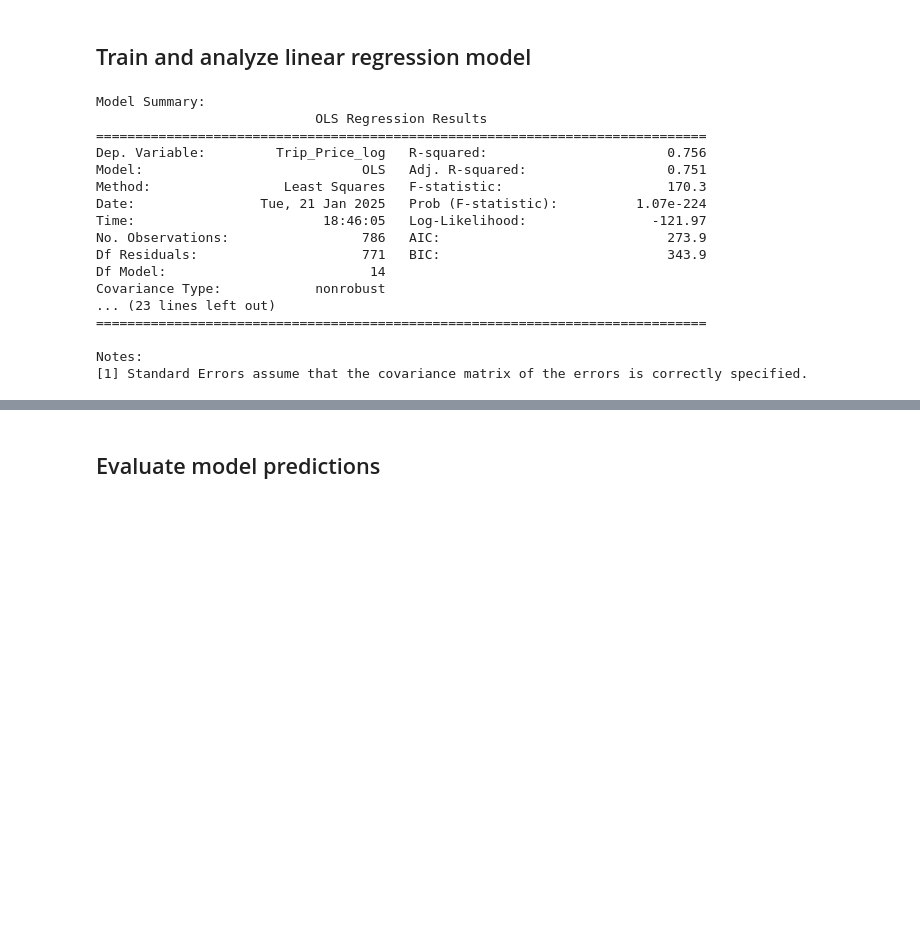
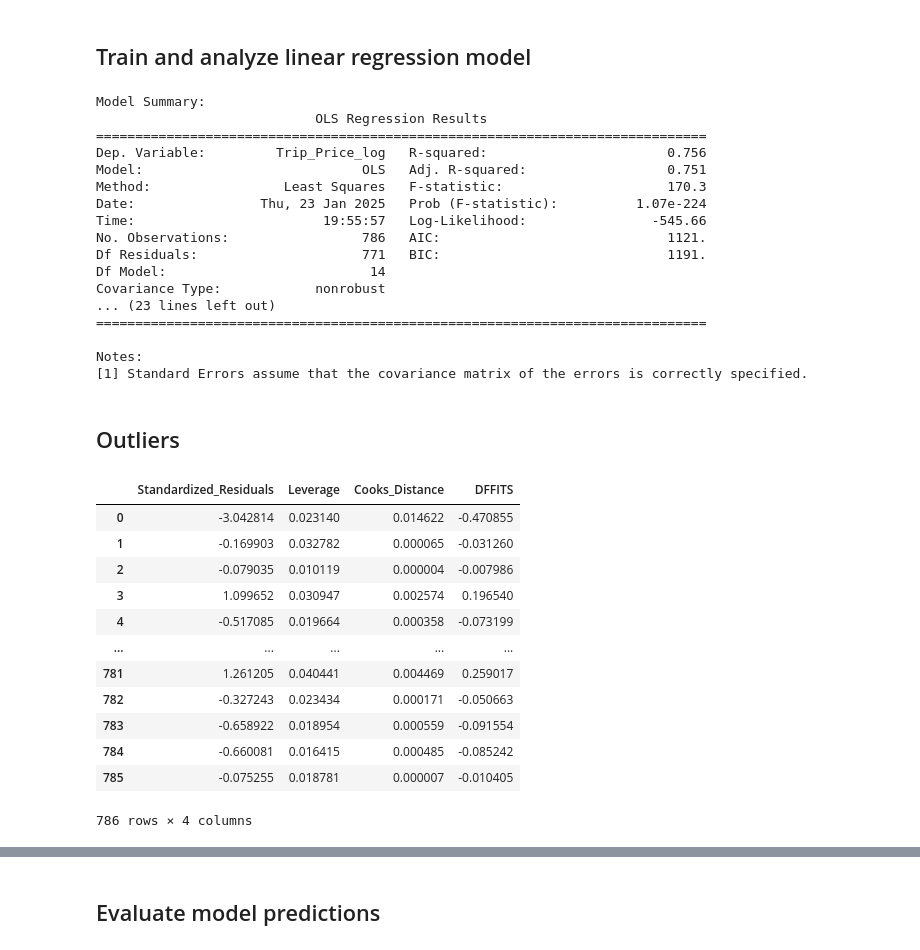
Before and after one commit to fravasta/Prediction-of-Taxi-fares, a Jupyter notebook: prediction_models.ipynb, the cells around one changed output, grey strips where cells are left out. Saved outputs shown, nothing was run; the diff lists cells and outputs as text; code cells hidden in the pictures; blank space fills up the shorter version.

```diff
--- a/prediction_models.ipynb
+++ b/prediction_models.ipynb
@@ -86,15 +70,30 @@ X_test_scaled[numerical_columns] = scaler.transform(X_test[numerical_columns])
 # %% [markdown]
 ## Train and analyze linear regression model
+# %%
+# Scale numerical features only
+numerical_columns = ['Trip_Distance_km_log', 'Passenger_Count', 'Base_Fare',
+                    'Per_Km_Rate', 'Per_Minute_Rate', 'Trip_Duration_Minutes', 'Trip_Price_log']
+
+scaler = StandardScaler()
+df_model_scaled = df_model.copy()
+df_model_scaled[numerical_columns] = scaler.fit_transform(df_model_scaled[numerical_columns])
+
+# Separate features and target
+X = df_model_scaled.drop('Trip_Price_log', axis=1)
+y = df_model_scaled['Trip_Price_log']
+
+# Split the data
+X_train, X_test, y_train, y_test = train_test_split(X, y, test_size=0.2, random_state=42)
 # %%
 # Add constant for statsmodels
 X_train_sm = sm.add_constant(X_train)
 
 # Fit the model
-model = sm.OLS(y_train, X_train_sm).fit()
+linear_model = sm.OLS(y_train, X_train_sm).fit()
 
 # Print summary
 print("\nModel Summary:")
-print(model.summary())
+print(linear_model.summary())
 # %% [output]
 Model Summary:
                             OLS Regression Results
@@ -102,10 +101,10 @@ Model Summary:
 Dep. Variable:         Trip_Price_log   R-squared:                       0.756
 Model:                            OLS   Adj. R-squared:                  0.751
 Method:                 Least Squares   F-statistic:                     170.3
-Date:                Tue, 21 Jan 2025   Prob (F-statistic):          1.07e-224
-Time:                        18:46:05   Log-Likelihood:                -121.97
-No. Observations:                 786   AIC:                             273.9
-Df Residuals:                     771   BIC:                             343.9
+Date:                Thu, 23 Jan 2025   Prob (F-statistic):          1.07e-224
+Time:                        19:55:57   Log-Likelihood:                -545.66
+No. Observations:                 786   AIC:                             1121.
+Df Residuals:                     771   BIC:                             1191.
 Df Model:                          14
 Covariance Type:            nonrobust
 ... (23 lines left out)
@@ -115,0 +118,37 @@ Notes:
+# %% [markdown]
+## Outliers
+# %%
+# Get influence measures
+influence = linear_model.get_influence()
+# Standardized residuals
+standardized_residuals = influence.resid_studentized_internal
+# Leverage (hat values)
+leverage = influence.hat_matrix_diag
+# Cook's distance
+cooks_distance = influence.cooks_distance[0]
+# DFFITS
+dffits = influence.dffits[0]
+
+# Create DataFrame with all metrics
+diagnostics = pd.DataFrame({
+    'Standardized_Residuals': standardized_residuals,
+    'Leverage': leverage,
+    'Cooks_Distance': cooks_distance,
+    'DFFITS': dffits
+})
+# %%
+diagnostics
+# %% [output]
+|  | Standardized_Residuals | Leverage | Cooks_Distance | DFFITS |
+| 0 | -3.042814 | 0.023140 | 0.014622 | -0.470855 |
+| 1 | -0.169903 | 0.032782 | 0.000065 | -0.031260 |
+| 2 | -0.079035 | 0.010119 | 0.000004 | -0.007986 |
+| 3 | 1.099652 | 0.030947 | 0.002574 | 0.196540 |
+| 4 | -0.517085 | 0.019664 | 0.000358 | -0.073199 |
+| ... | ... | ... | ... | ... |
+| 781 | 1.261205 | 0.040441 | 0.004469 | 0.259017 |
+| 782 | -0.327243 | 0.023434 | 0.000171 | -0.050663 |
+| 783 | -0.658922 | 0.018954 | 0.000559 | -0.091554 |
+| 784 | -0.660081 | 0.016415 | 0.000485 | -0.085242 |
+| 785 | -0.075255 | 0.018781 | 0.000007 | -0.010405 |
+786 rows × 4 columns
```
Also changed, not shown: parts of 18 cells of this notebook.
